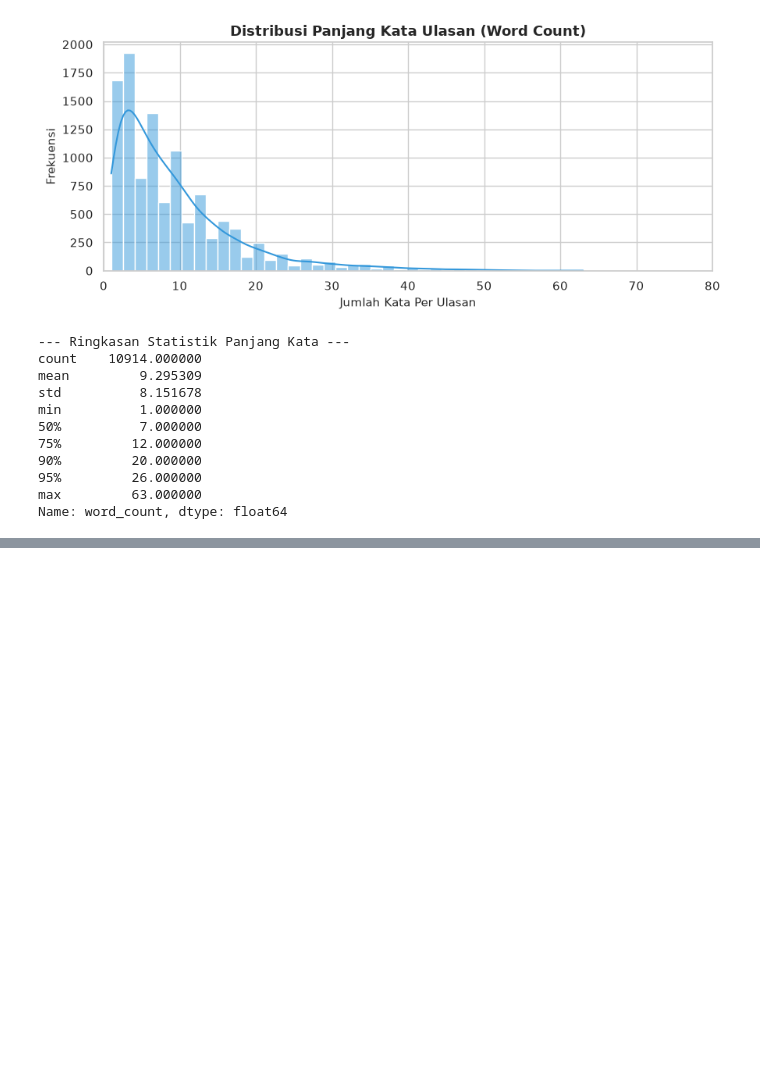
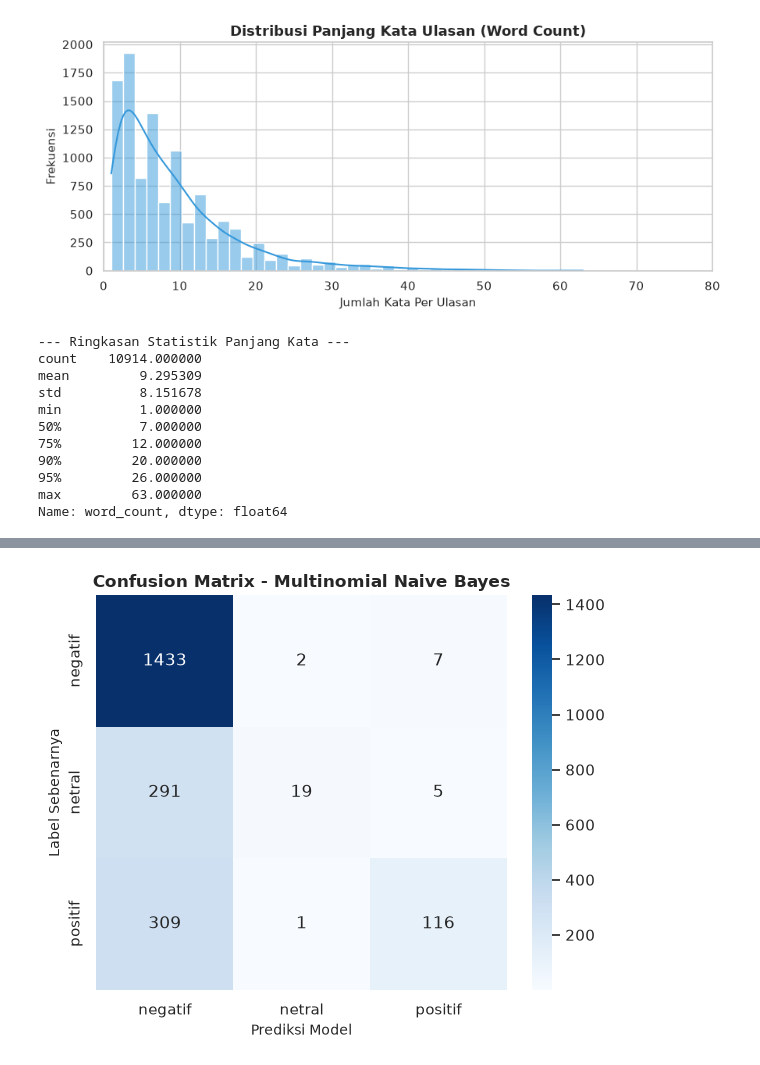
Before and after one commit to mamyadi/wetv-sentiment-analysis, a Jupyter notebook: wetv-sentiment-analysis.ipynb, the cells around one changed output, grey strips where cells are left out. Drawn from its saved outputs; the diff is of its cells as text; code cells hidden in the pictures; blank space fills up the shorter version.

Commit message:
feat: complete end-to-end sentiment analysis pipeline with MNB, RF, and BiLSTM models

```diff
--- a/wetv-sentiment-analysis.ipynb
+++ b/wetv-sentiment-analysis.ipynb
@@ -472,0 +549,18 @@ plt.show()
+# %%
+# Inisialisasi dan pelatihan model Naive Bayes
+nb_model = MultinomialNB(alpha=1.0)
+nb_model.fit(X_train_tfidf, y_train)
+
+# Prediksi pada data latih dan data uji
+y_pred_train_nb = nb_model.predict(X_train_tfidf)
+y_pred_test_nb = nb_model.predict(X_test_tfidf)
+
+# Pengukuran performa akurasi
+acc_train_nb = accuracy_score(y_train, y_pred_train_nb)
+acc_test_nb = accuracy_score(y_test, y_pred_test_nb)
+
+print("--- Hasil Evaluasi Skema 1: Multinomial Naive Bayes ---")
+print(f"Akurasi Data Latih (Train) : {acc_train_nb * 100:.2f}%")
+print(f"Akurasi Data Uji (Test)   : {acc_test_nb * 100:.2f}%")
+print("\n--- Laporan Klasifikasi (Data Uji) ---")
+print(classification_report(y_test, y_pred_test_nb, digits=4))
@@ -472,0 +582,22 @@ plt.show()
+# %%
+# Membuat Confusion Matrix
+labels_order = ['negatif', 'netral', 'positif']
+cm_nb = confusion_matrix(y_test, y_pred_test_nb, labels=labels_order)
+
+# Plotting Heatmap
+plt.figure(figsize=(6, 5))
+sns.heatmap(
+    cm_nb,
+    annot=True,
+    fmt='d',
+    cmap='Blues',
+    xticklabels=labels_order,
+    yticklabels=labels_order
+)
+plt.title('Confusion Matrix - Multinomial Naive Bayes', fontsize=12, fontweight='bold')
+plt.xlabel('Prediksi Model', fontsize=10)
+plt.ylabel('Label Sebenarnya', fontsize=10)
+plt.tight_layout()
+plt.show()
+# %% [output]
+[figure, added]
```
Also changed, not shown: parts of 28 cells of this notebook, 2 other files.
